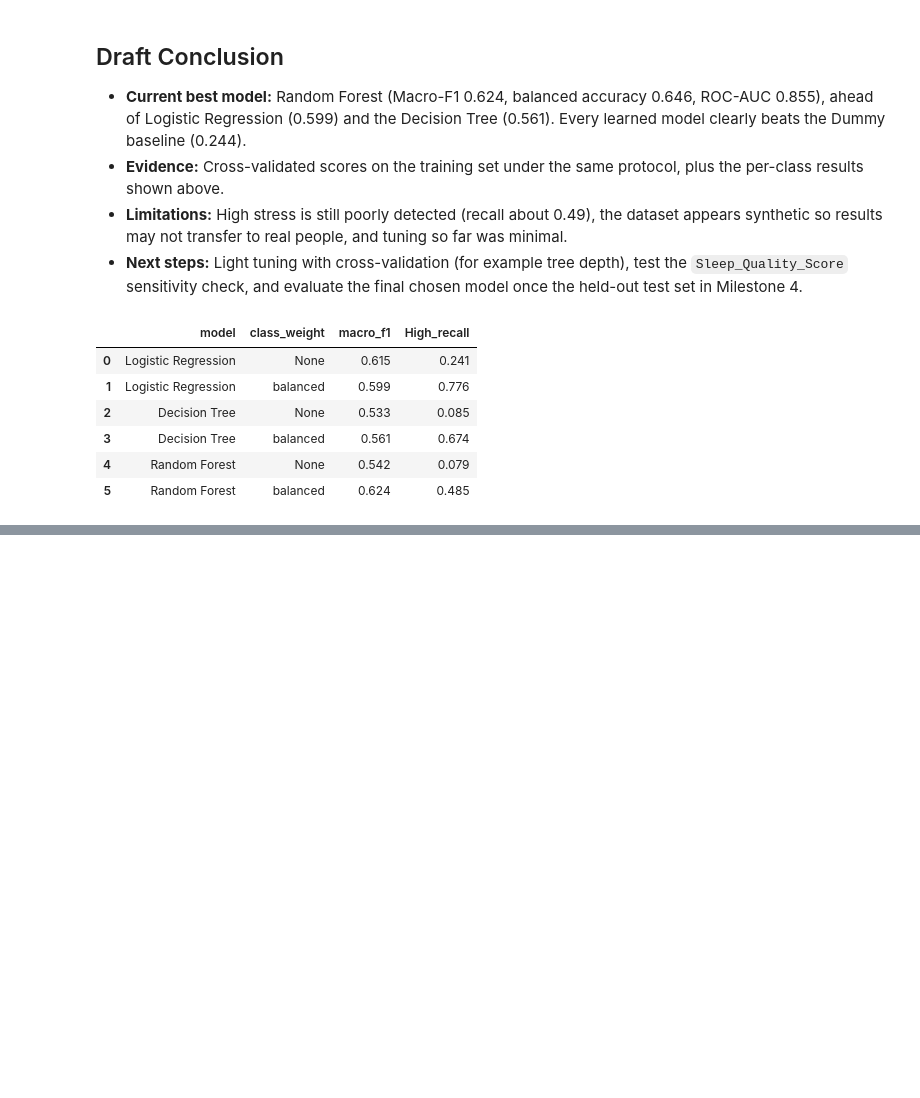
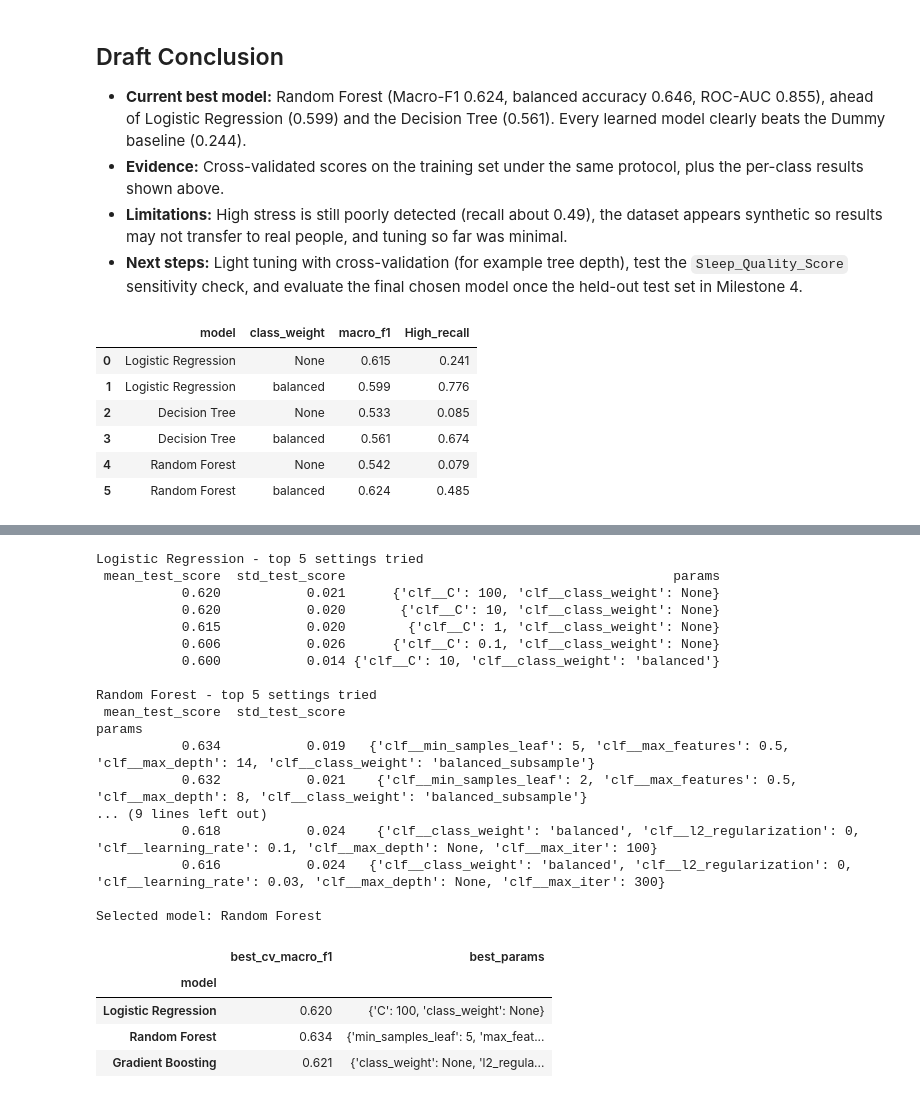
Before and after one commit to Mykkey/Wearable-Tech-Stress-Project, a Jupyter notebook: notebooks/01_data_audit_and_baseline.ipynb, the cells around one changed output, grey strips where cells are left out. Cells and saved outputs as stored; diff of their text form; code cells hidden in the pictures; blank space fills up the shorter version.

Commit message:
added tuning and validation curves

```diff
--- a/notebooks/01_data_audit_and_baseline.ipynb
+++ b/notebooks/01_data_audit_and_baseline.ipynb
@@ -374,0 +382,56 @@ plt.xlabel("Training rows"); plt.ylabel("Macro-F1"); plt.title("Random Forest le
+# %%
+searches = {
+    "Logistic Regression": (LogisticRegression(max_iter = 2000, random_state = SEED),
+                            {"clf__C": [0.01, 0.1, 1, 10, 100], "clf__class_weight": [None, "balanced"]}, None),
+    "Random Forest": (RandomForestClassifier(n_estimators = 300, random_state = SEED, n_jobs = -1),
+                      {"clf__max_depth": [6, 8, 10, 14, None], "clf__min_samples_leaf": [2, 5, 10, 20],
+                       "clf__max_features": ["sqrt", 0.5], "clf__class_weight": [None, "balanced_subsample"]}, 20),
+    "Gradient Boosting": (HistGradientBoostingClassifier(random_state = SEED),
+                          {"clf__learning_rate": [0.03, 0.1], "clf__max_depth": [3, None], "clf__max_iter": [100, 300],
+                           "clf__l2_regularization": [0, 1.0], "clf__class_weight": [None, "balanced"]}, None)
+}
+
+tuned = {}
+rows = []
+for name, (model, grid, n_iter) in searches.items():
+    pipe = Pipeline([("prep", preprocess), ("clf", model)])
+    if n_iter:
+        s = RandomizedSearchCV(pipe, grid, n_iter = n_iter, cv = cv, scoring = "f1_macro", random_state = SEED)
+    else:
+        s = GridSearchCV(pipe, grid, cv = cv, scoring = "f1_macro", n_jobs = -1)
+    s.fit(X_train, y_train)
+    tuned[name] = s
+    rows.append({"model": name, "best_cv_macro_f1": round(s.best_score_, 3),
+                 "best_params": {k.replace("clf__", ""): v for k, v in s.best_params_.items()}})
+    top = pd.DataFrame(s.cv_results_).sort_values("rank_test_score").head(5)[["mean_test_score", "std_test_score", "params"]]
+    print(name, "- top 5 settings tried")
+    print(top.round(3).to_string(index = False), "\n")
+
+tuning_table = pd.DataFrame(rows).set_index("model")
+best_name = tuning_table["best_cv_macro_f1"].idxmax()
+final_model = tuned[best_name].best_estimator_
+print("Selected model:", best_name)
+tuning_table
+# %% [output]
+Logistic Regression - top 5 settings tried
+ mean_test_score  std_test_score                                          params
+           0.620           0.021      {'clf__C': 100, 'clf__class_weight': None}
+           0.620           0.020       {'clf__C': 10, 'clf__class_weight': None}
+           0.615           0.020        {'clf__C': 1, 'clf__class_weight': None}
+           0.606           0.026      {'clf__C': 0.1, 'clf__class_weight': None}
+           0.600           0.014 {'clf__C': 10, 'clf__class_weight': 'balanced'}
+
+Random Forest - top 5 settings tried
+ mean_test_score  std_test_score                                                                                                                    params
+           0.634           0.019   {'clf__min_samples_leaf': 5, 'clf__max_features': 0.5, 'clf__max_depth': 14, 'clf__class_weight': 'balanced_subsample'}
+           0.632           0.021    {'clf__min_samples_leaf': 2, 'clf__max_features': 0.5, 'clf__max_depth': 8, 'clf__class_weight': 'balanced_subsample'}
+... (9 lines left out)
+           0.618           0.024    {'clf__class_weight': 'balanced', 'clf__l2_regularization': 0, 'clf__learning_rate': 0.1, 'clf__max_depth': None, 'clf__max_iter': 100}
+           0.616           0.024   {'clf__class_weight': 'balanced', 'clf__l2_regularization': 0, 'clf__learning_rate': 0.03, 'clf__max_depth': None, 'clf__max_iter': 300}
+
+Selected model: Random Forest
+|  | best_cv_macro_f1 | best_params |
+| model |  |  |
+| Logistic Regression | 0.620 | {'C': 100, 'class_weight': None} |
+| Random Forest | 0.634 | {'min_samples_leaf': 5, 'max_feat... |
+| Gradient Boosting | 0.621 | {'class_weight': None, 'l2_regula... |
```
Also changed, not shown: parts of 1 cell of this notebook.
